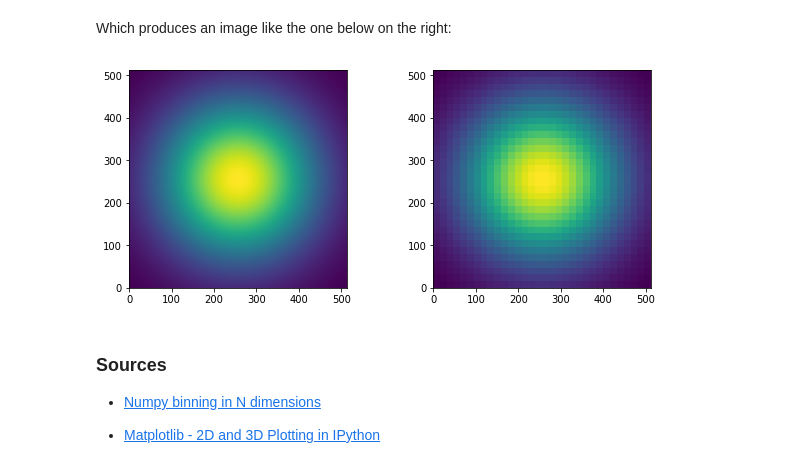
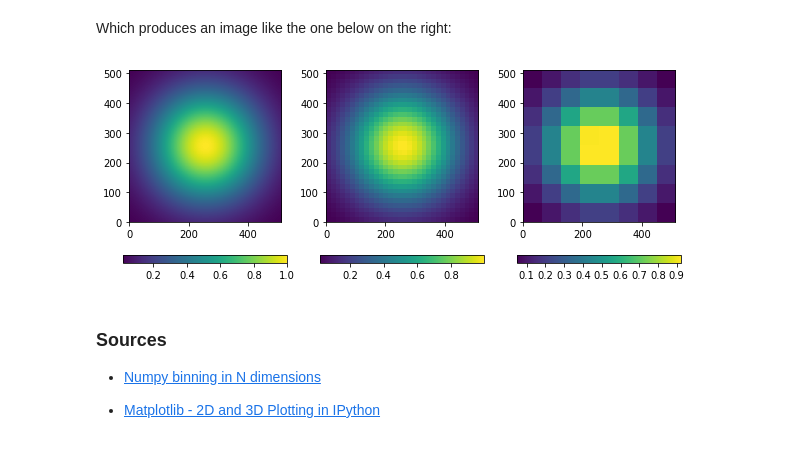
Before and after one commit to njcuk9999/neil_python_examples, a Jupyter notebook: numpy/numpy_bin_data.ipynb, the cells around one changed output. Drawn from its saved outputs; the diff is of its cells as text; code cells hidden in the pictures.

```diff
--- a/numpy/numpy_bin_data.ipynb
+++ b/numpy/numpy_bin_data.ipynb
@@ -186,22 +186,32 @@ def bin_ndarray(ndarray, new_shape, operation='sum'):
     return ndarray
 
 # set up bin size
-xbins = 32
-ybins = 32
+xbins1 = 32
+ybins1 = 32
 # use binning function
-z_binned = bin_ndarray(z, (xbins, ybins), 'mean')
+z_binned1 = bin_ndarray(z, (xbins1, ybins1), 'mean')
+
+# set up a second bin size
+xbins2 = 8
+ybins2 = 8
+z_binned2 = bin_ndarray(z, (xbins2, ybins2), 'mean')
 # %% [markdown]
 Which produces an image like the one below on the right:
 # %%
 # set up figure
 fig = plt.figure(figsize=(10, 4))
-frame1 = plt.subplot(121)
-frame2 = plt.subplot(122)
+frame1 = plt.subplot(131)
+frame2 = plt.subplot(132)
+frame3 = plt.subplot(133)
 # plot original
 im1 = frame1.imshow(z, extent=[xlow, xhigh, ylow, yhigh])
-im2 = frame2.imshow(z_binned, extent=[xlow, xhigh, ylow, yhigh])
+cb1 = plt.colorbar(im1, ax=frame1, orientation='horizontal')
+im2 = frame2.imshow(z_binned1, extent=[xlow, xhigh, ylow, yhigh])
+cb2 = plt.colorbar(im2, ax=frame2, orientation='horizontal')
+im3 = frame3.imshow(z_binned2, extent=[xlow, xhigh, ylow, yhigh])
+cb3 = plt.colorbar(im3, ax=frame3, orientation='horizontal')
 # %% [output]
-[figure, old version]
+[figure, new version]
 # %% [markdown]
 ### Sources
 
```
